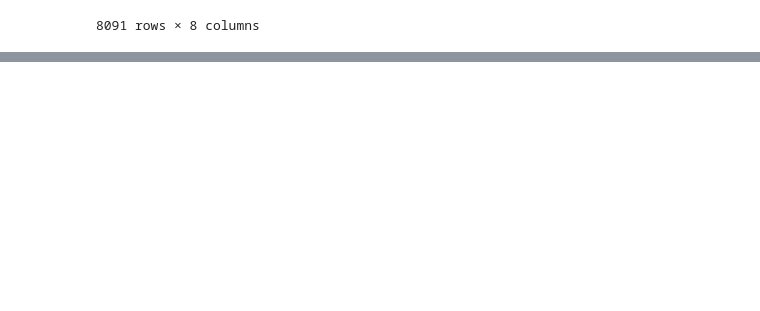
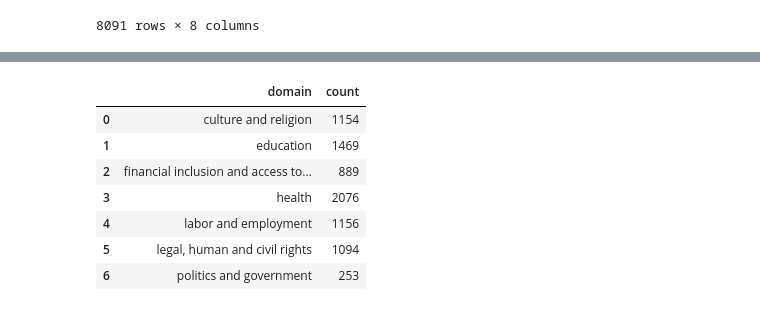
Before and after one commit to google-research-datasets/Amplify_SSA, a Jupyter notebook: Amplify_SSA_Data_Exploration.ipynb, the cells around one changed output, grey strips where cells are left out. Cells and saved outputs as stored; diff of their text form; code cells hidden in the pictures; blank space fills up the shorter version.

```diff
--- a/Amplify_SSA_Data_Exploration.ipynb
+++ b/Amplify_SSA_Data_Exploration.ipynb
@@ -25,0 +46,12 @@ amplify_df
+# %%
+#@title Number of queries per domain
+amplify_df.groupby(['domain']).size().reset_index(name='count')
+# %% [output]
+|  | domain | count |
+| 0 | culture and religion | 1154 |
+| 1 | education | 1469 |
+| 2 | financial inclusion and access to... | 889 |
+| 3 | health | 2076 |
+| 4 | labor and employment | 1156 |
+| 5 | legal, human and civil rights | 1094 |
+| 6 | politics and government | 253 |
```
Also changed, not shown: parts of 7 cells of this notebook.
